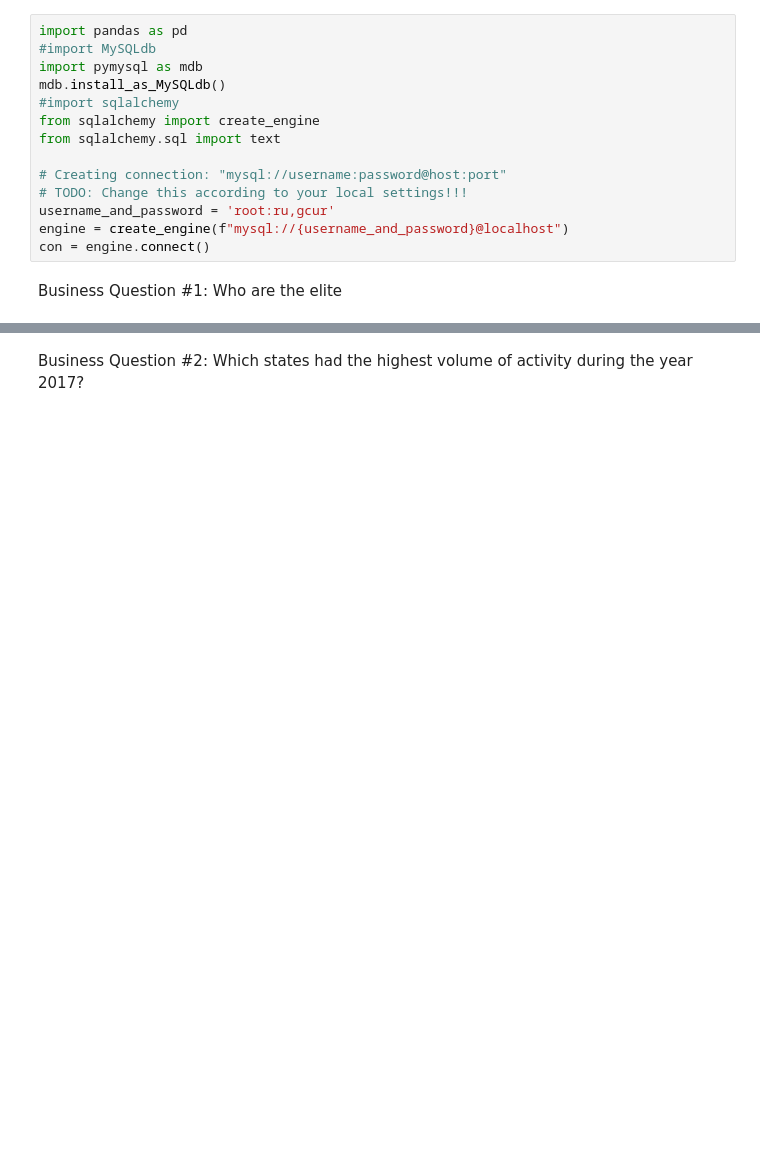
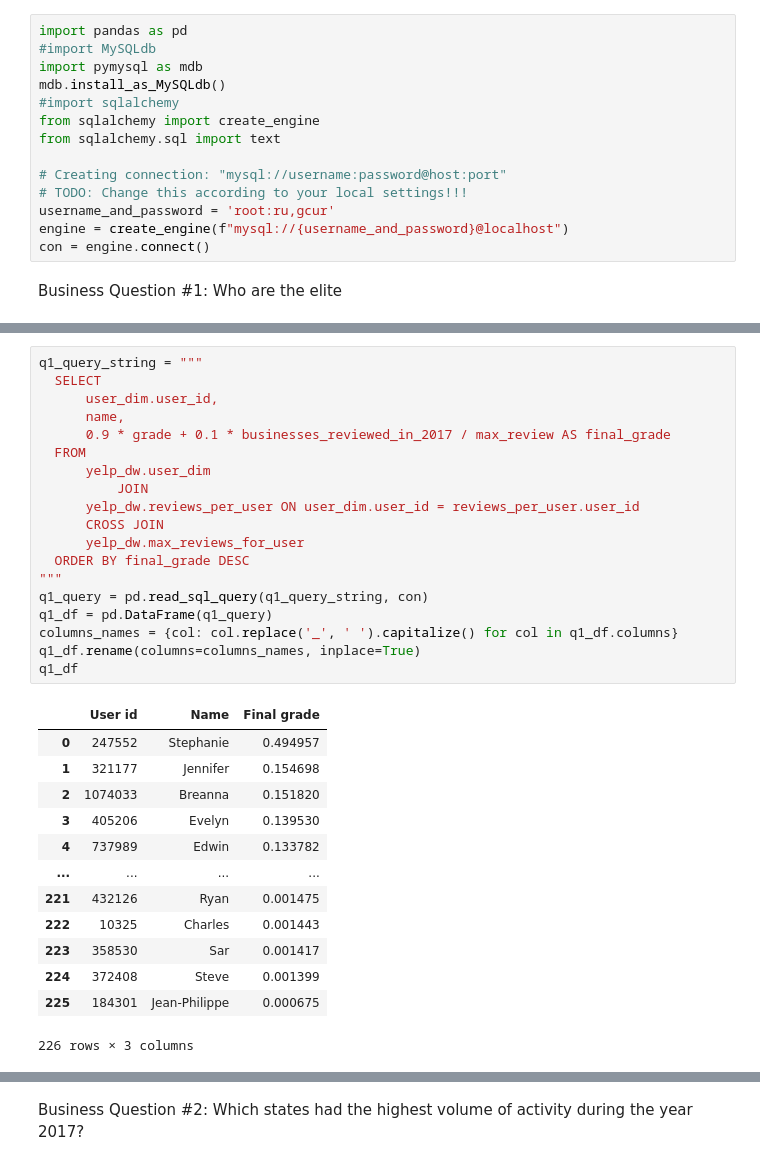
Before and after one commit to daniellepidt/yelp-dw, a Jupyter notebook: notebooks/03_business_questions.ipynb, the cells around one changed output, grey strips where cells are left out. Saved outputs shown, nothing was run; the diff lists cells and outputs as text; blank space fills up the shorter version.

```diff
--- a/notebooks/03_business_questions.ipynb
+++ b/notebooks/03_business_questions.ipynb
@@ -19,0 +58,33 @@ Who are the elite
+# %%
+q1_query_string = """
+  SELECT
+      user_dim.user_id,
+      name,
+      0.9 * grade + 0.1 * businesses_reviewed_in_2017 / max_review AS final_grade
+  FROM
+      yelp_dw.user_dim
+          JOIN
+      yelp_dw.reviews_per_user ON user_dim.user_id = reviews_per_user.user_id
+      CROSS JOIN
+      yelp_dw.max_reviews_for_user
+  ORDER BY final_grade DESC
+"""
+q1_query = pd.read_sql_query(q1_query_string, con)
+q1_df = pd.DataFrame(q1_query)
+columns_names = {col: col.replace('_', ' ').capitalize() for col in q1_df.columns}
+q1_df.rename(columns=columns_names, inplace=True)
+q1_df
+# %% [output]
+|  | User id | Name | Final grade |
+| 0 | 247552 | Stephanie | 0.494957 |
+| 1 | 321177 | Jennifer | 0.154698 |
+| 2 | 1074033 | Breanna | 0.151820 |
+| 3 | 405206 | Evelyn | 0.139530 |
+| 4 | 737989 | Edwin | 0.133782 |
+| ... | ... | ... | ... |
+| 221 | 432126 | Ryan | 0.001475 |
+| 222 | 10325 | Charles | 0.001443 |
+| 223 | 358530 | Sar | 0.001417 |
+| 224 | 372408 | Steve | 0.001399 |
+| 225 | 184301 | Jean-Philippe | 0.000675 |
+226 rows × 3 columns
```
Also changed, not shown: parts of 5 cells of this notebook, 5 other files.
